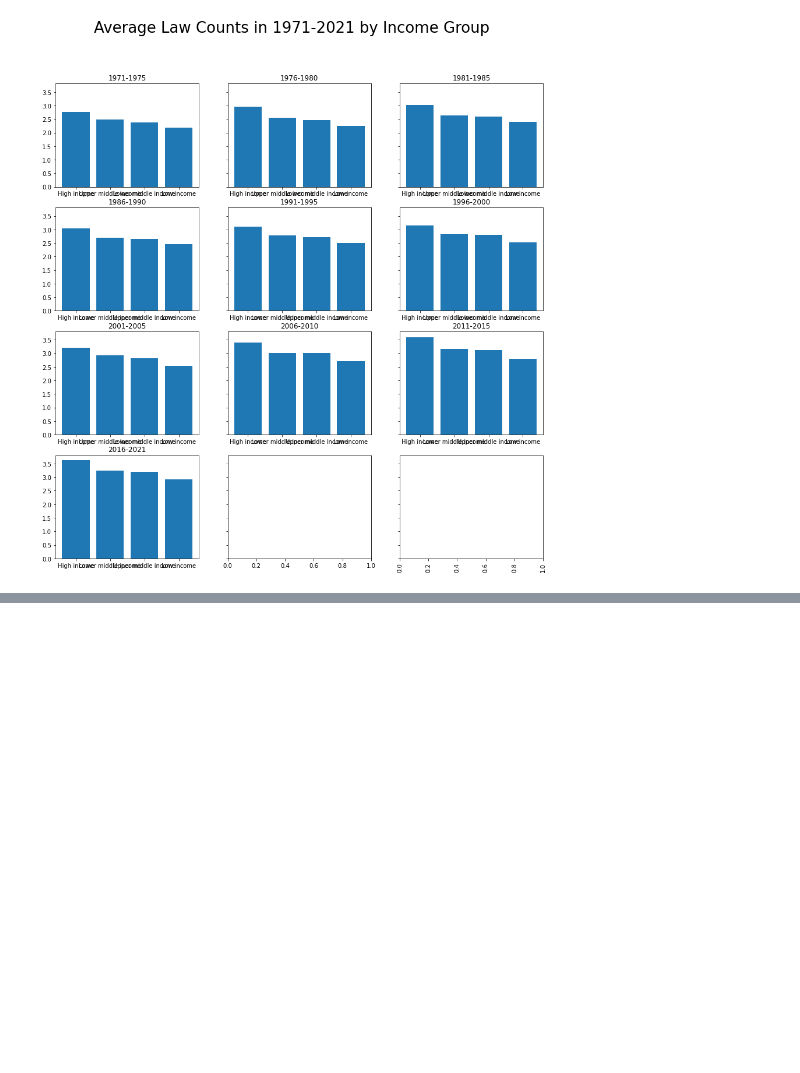
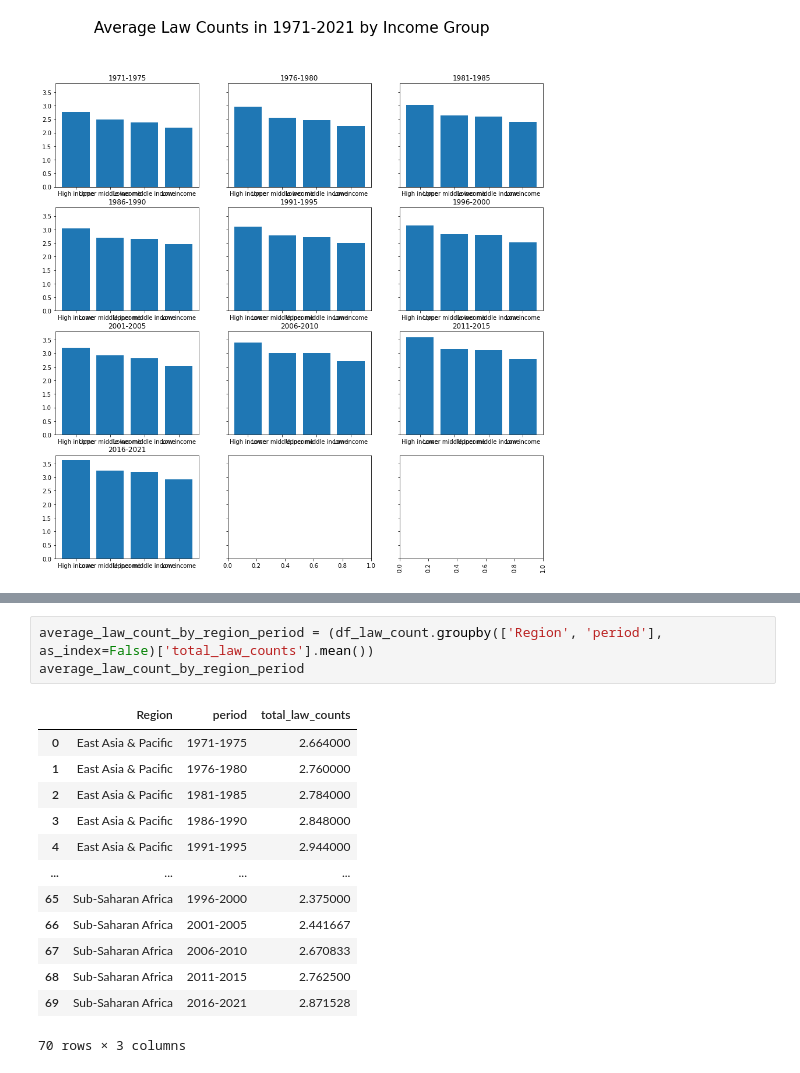
Before and after one commit to AnnikaBock65/Female_Entrepreneurship, a Jupyter notebook: notebooks/law_count_number.ipynb, the cells around one changed output, grey strips where cells are left out. Cells and saved outputs as stored; diff of their text form; blank space fills up the shorter version.

```diff
--- a/notebooks/law_count_number.ipynb
+++ b/notebooks/law_count_number.ipynb
@@ -729,0 +749,17 @@ plt.show();
+# %%
+average_law_count_by_region_period = (df_law_count.groupby(['Region', 'period'], as_index=False)['total_law_counts'].mean())
+average_law_count_by_region_period
+# %% [output]
+|  | Region | period | total_law_counts |
+| 0 | East Asia & Pacific | 1971-1975 | 2.664000 |
+| 1 | East Asia & Pacific | 1976-1980 | 2.760000 |
+| 2 | East Asia & Pacific | 1981-1985 | 2.784000 |
+| 3 | East Asia & Pacific | 1986-1990 | 2.848000 |
+| 4 | East Asia & Pacific | 1991-1995 | 2.944000 |
+| ... | ... | ... | ... |
+| 65 | Sub-Saharan Africa | 1996-2000 | 2.375000 |
+| 66 | Sub-Saharan Africa | 2001-2005 | 2.441667 |
+| 67 | Sub-Saharan Africa | 2006-2010 | 2.670833 |
+| 68 | Sub-Saharan Africa | 2011-2015 | 2.762500 |
+| 69 | Sub-Saharan Africa | 2016-2021 | 2.871528 |
+70 rows × 3 columns
```
Also changed, not shown: parts of 15 cells of this notebook.
